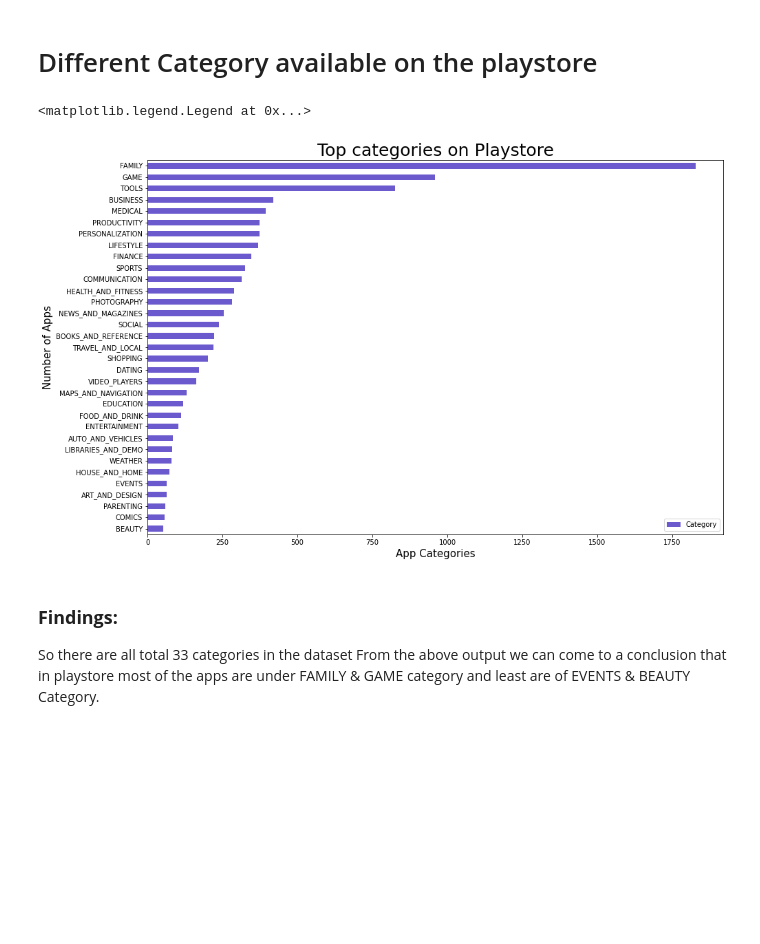
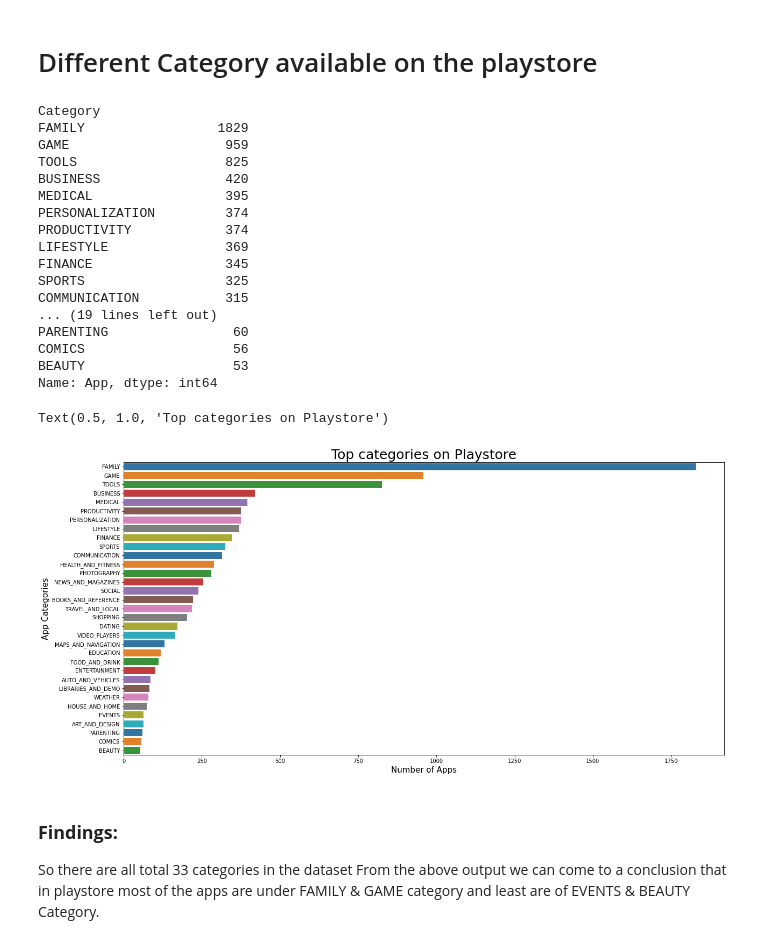
Before and after one commit to San13deep/Play-Store-App-Review-Analysis, a Jupyter notebook: Play_Store_App_Review_Analysis_Capstone_Project.ipynb, the cells around one changed output. Saved outputs shown, nothing was run; the diff lists cells and outputs as text; code cells hidden in the pictures; blank space fills up the shorter version.

```diff
--- a/Play_Store_App_Review_Analysis_Capstone_Project.ipynb
+++ b/Play_Store_App_Review_Analysis_Capstone_Project.ipynb
@@ -644,16 +647,44 @@ plt.legend()
 A majority of the apps (82%) in the play store are can be used by everyone.The remaining apps have various age restrictions to use it.
 # %% [markdown]
 # Different Category available on the playstore
+# %%
+ps_df.groupby("Category")["App"].count().sort_values(ascending= False)
+# %% [output]
+Category
+FAMILY                 1829
+GAME                    959
+TOOLS                   825
+BUSINESS                420
+MEDICAL                 395
+PERSONALIZATION         374
+PRODUCTIVITY            374
+LIFESTYLE               369
+FINANCE                 345
+SPORTS                  325
+COMMUNICATION           315
+... (19 lines left out)
+PARENTING                60
+COMICS                   56
+BEAUTY                   53
+Name: App, dtype: int64
+# %%
+x = ps_df['Category'].value_counts()
+y = ps_df['Category'].value_counts().index
+x_list = []
+y_list = []
+for i in range(len(x)):
+    x_list.append(x[i])
+    y_list.append(y[i])
 # %%
 #Top categories on Google Playstore?
-ps_df['Category'].value_counts().plot.barh(figsize=(15,10), color="slateblue").invert_yaxis()
-plt.ylabel('Number of Apps', size=15)
-plt.xlabel('App Categories', size=15)
-plt.title('Top categories on Playstore', size=25)
-plt.legend()
+plt.figure(figsize=(20,10))
+plt.xlabel('Number of Apps', size=15)
+plt.ylabel('App Categories', size=15)
+graph = sns.barplot(x = x_list, y = y_list, palette= "tab10")
+graph.set_title("Top categories on Playstore", fontsize = 25)
 # %% [output]
-<matplotlib.legend.Legend at 0x...>
+Text(0.5, 1.0, 'Top categories on Playstore')
-[figure, old version]
+[figure, new version]
 # %% [markdown]
 ### **Findings:**
 
```
Also changed, not shown: parts of 29 cells of this notebook.
